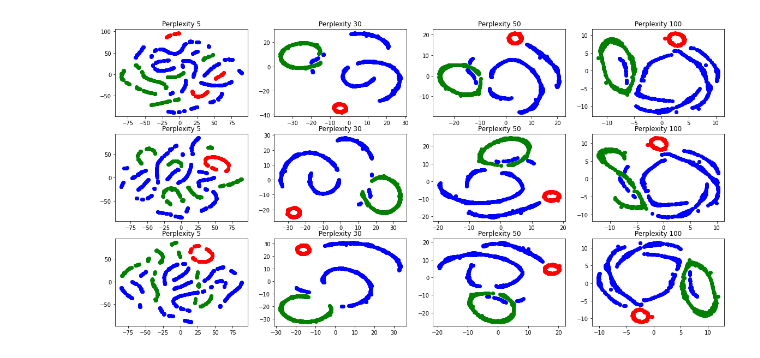
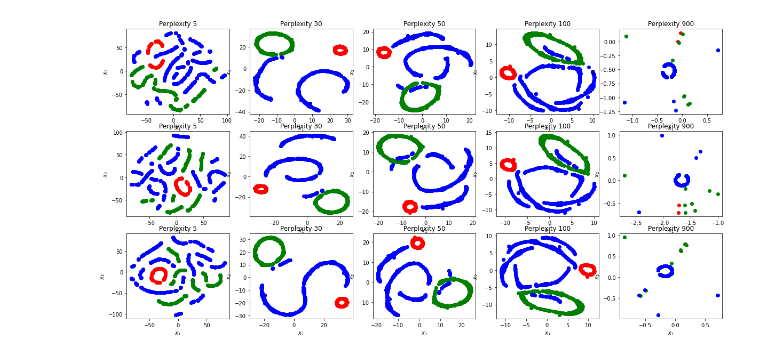
Before and after one commit to giuliacampesan/UniversityAssignments, a Jupyter notebook: 04_week/LoCPdown_week04.ipynb, the cells around one changed output. Cells and saved outputs as stored; diff of their text form; code cells hidden in the pictures.

```diff
--- a/04_week/LoCPdown_week04.ipynb
+++ b/04_week/LoCPdown_week04.ipynb
@@ -56,31 +65,19 @@ plt.show()
 # %%
-fig, ax = plt.subplots(3,4, figsize=(20,10))
-perplexity_list = [5,30,50,100]
+fig, ax = plt.subplots(3,5, figsize=(20,10))
+perplexity_list = [5,30,50,100,900]
 
-for i in range(len(perplexity_list)):
-    X_embedded = TSNE(n_components=2,  perplexity=perplexity_list[i]).fit_transform(df)
-    x = np.array([X_embedded[j][0] for j in range(X_embedded.shape[0])] )
-    y = np.array([X_embedded[j][1] for j in range(X_embedded.shape[0])] )
-    ax[0][i].set_title(f'Perplexity {perplexity_list[i]}')
-    ax[0][i].scatter(x[red],y[red], color = 'red')
-    ax[0][i].scatter(x[green],y[green], color = 'green')
-    ax[0][i].scatter(x[blue],y[blue], color = 'blue')
-for i in range(len(perplexity_list)):
-    X_embedded = TSNE(n_components=2,  perplexity=perplexity_list[i]).fit_transform(df)
-    x = np.array([X_embedded[j][0] for j in range(X_embedded.shape[0])] )
-    y = np.array([X_embedded[j][1] for j in range(X_embedded.shape[0])] )
-    ax[1][i].set_title(f'Perplexity {perplexity_list[i]}')
-    ax[1][i].scatter(x[red],y[red], color = 'red')
-    ax[1][i].scatter(x[green],y[green], color = 'green')
-    ax[1][i].scatter(x[blue],y[blue], color = 'blue')
-for i in range(len(perplexity_list)):
-    X_embedded = TSNE(n_components=2,  perplexity=perplexity_list[i]).fit_transform(df)
-    x = np.array([X_embedded[j][0] for j in range(X_embedded.shape[0])] )
-    y = np.array([X_embedded[j][1] for j in range(X_embedded.shape[0])] )
-    ax[2][i].set_title(f'Perplexity {perplexity_list[i]}')
-    ax[2][i].scatter(x[red],y[red], color = 'red')
-    ax[2][i].scatter(x[green],y[green], color = 'green')
-    ax[2][i].scatter(x[blue],y[blue], color = 'blue')
+for i in range(3):
+    for j in range(len(perplexity_list)):
+        X_embedded = TSNE(n_components=2,  perplexity=perplexity_list[j]).fit_transform(df)
+        x = np.array([X_embedded[j][0] for j in range(X_embedded.shape[0])] )
+        y = np.array([X_embedded[j][1] for j in range(X_embedded.shape[0])] )
+        ax[i][j].set_title(f'Perplexity {perplexity_list[j]}')
+        ax[i][j].set_xlabel('$x_1$')
+        ax[i][j].set_ylabel('$x_2$')
+        ax[i][j].scatter(x[red],y[red], color = 'red')
+        ax[i][j].scatter(x[green],y[green], color = 'green')
+        ax[i][j].scatter(x[blue],y[blue], color = 'blue')
+
 plt.show()
 # %% [output]
-[figure, old version]
+[figure, new version]
```
Also changed, not shown: parts of 7 cells of this notebook, 3 other files.
